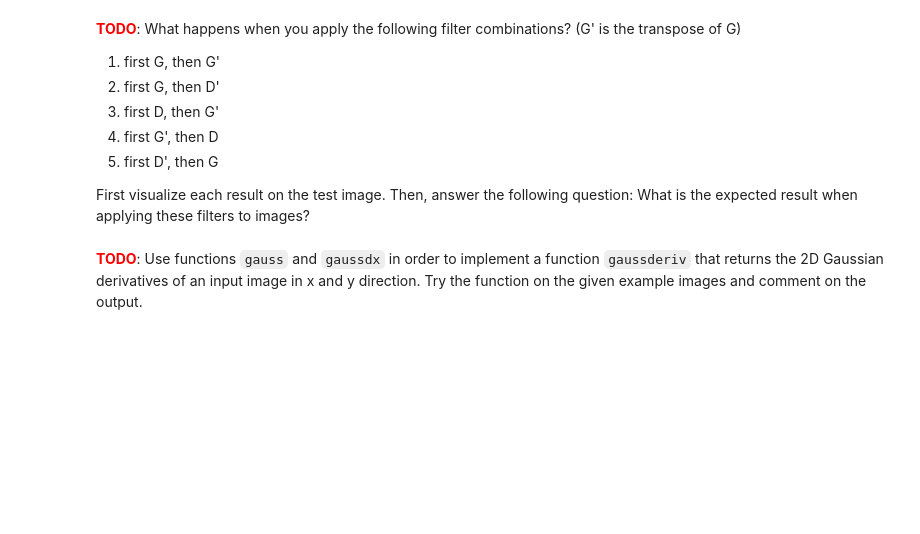
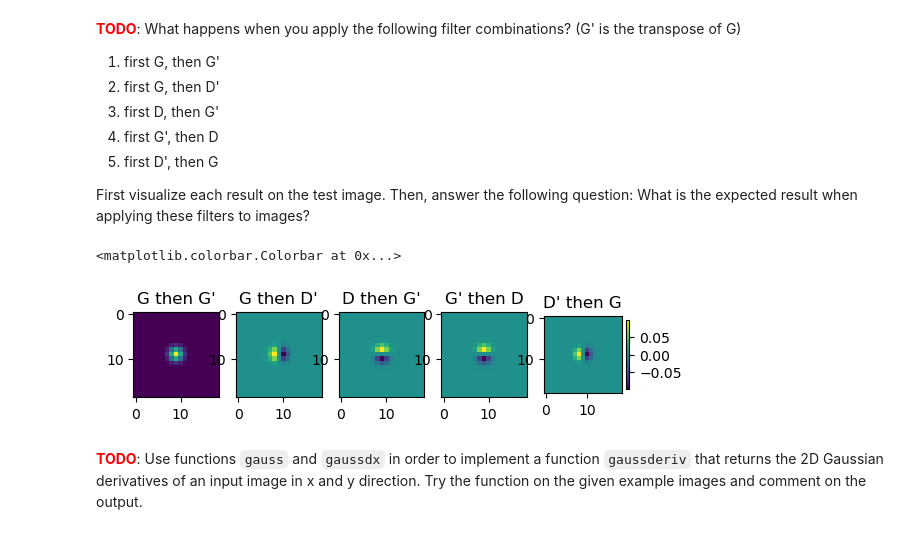
Before and after one commit to limescha22/Higher-Level-Computer-Vision, a Jupyter notebook: A01_Workbook.ipynb, the cells around one changed output. Saved outputs shown, nothing was run; the diff lists cells and outputs as text; code cells hidden in the pictures; blank space fills up the shorter version.

```diff
--- a/A01_Workbook.ipynb
+++ b/A01_Workbook.ipynb
@@ -210,7 +242,7 @@ $$
 # %%
 def gaussdx(sigma):
     x = np.arange(-int(3*sigma), int(3*sigma)+1)
-    y = # ... continue here
+    y = -1/(sigma**3 * np.sqrt(2*np.pi))* x * np.exp(-x**2/(2*sigma**2))
     return x, y
 # %%
 # plot your derivative filter
@@ -243,6 +280,39 @@ D = np.atleast_2d(D).T
 First visualize each result on the test image. Then, answer the following question: What is the expected result when applying these filters to images?
 # %%
 # ... continue here
+#1 D convolution with G
+f, ax = plt.subplots(1,5)
+first_G = my_convolution(test_img, G, padding=0, verbose=False)
+first_GT = my_convolution(first_G, G.T, padding=0, verbose=False)
+ax[0].imshow(first_GT)
+ax[0].set_title("G then G'")
+
+#2
+second_DT = my_convolution(first_G, D.T, padding=0, verbose=False)
+ax[1].imshow(second_DT)
+ax[1].set_title("G then D'")
+
+#3
+third_D = my_convolution(test_img, D, padding=0, verbose=False)
+third_GT = my_convolution(third_D, G.T, padding=0, verbose=False)
+ax[2].imshow(third_GT)
+ax[2].set_title("D then G'")
+
+#4
+fourth_D = my_convolution(test_img, G.T, padding=0, verbose=False)
+fourth_G = my_convolution(fourth_D, D, padding=0, verbose=False)
+ax[3].imshow(fourth_G)
+ax[3].set_title("G' then D")
+
+#5
+fifth_D = my_convolution(test_img, D.T, padding=0, verbose=False)
+fifth_G = my_convolution(fifth_D, G, padding=0, verbose=False)
+i = ax[4].imshow(fifth_G)
+ax[4].set_title("D' then G")
+plt.colorbar(i, fraction=0.04)
+# %% [output]
+<matplotlib.colorbar.Colorbar at 0x...>
+[figure, added]
 # %% [markdown]
 <font color='red'>**TODO**</font>: Use functions `gauss` and `gaussdx` in order to implement a function `gaussderiv` that returns the 2D Gaussian derivatives of an input image in x and y direction. Try the function on the given example images and comment on the output.
 # %%
```
Also changed, not shown: parts of 32 cells of this notebook.
